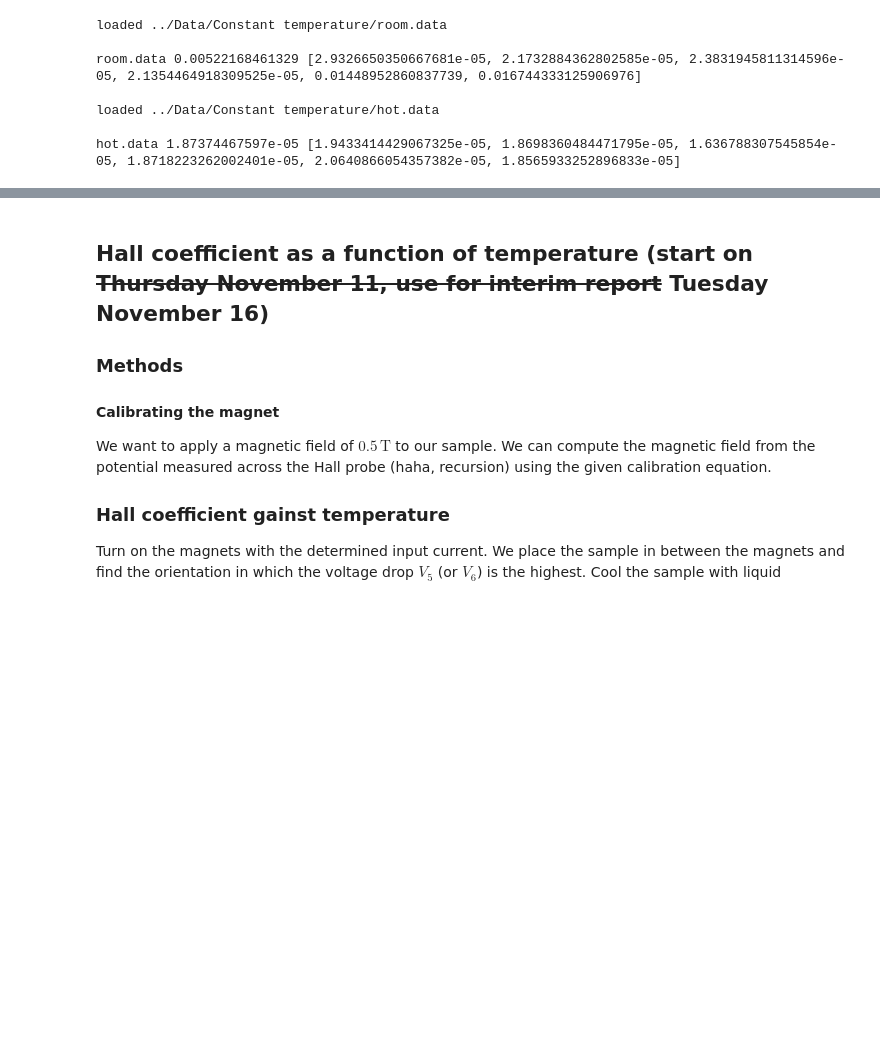
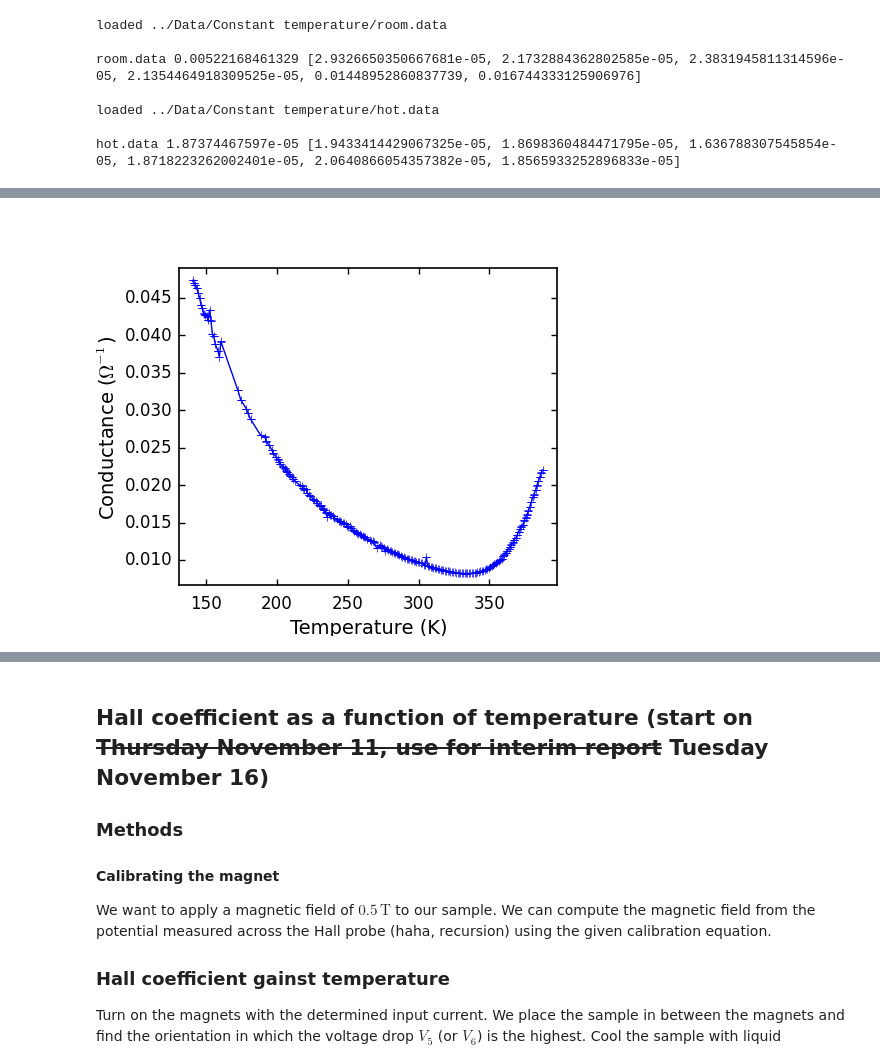
Before and after one commit to ejetzer/hall, a Jupyter notebook: Outline/Lab Outline.ipynb, the cells around one changed output, grey strips where cells are left out. Saved outputs shown, nothing was run; the diff lists cells and outputs as text; code cells hidden in the pictures; blank space fills up the shorter version.

```diff
--- a/Outline/Lab Outline.ipynb
+++ b/Outline/Lab Outline.ipynb
@@ -321,0 +348,4 @@ Image('../Graphs/RvsT/fit_exp.png')
+# %%
+fig2
+# %% [output]
+[figure, added]
```
Also changed, not shown: parts of 22 cells of this notebook, 18 other files.
